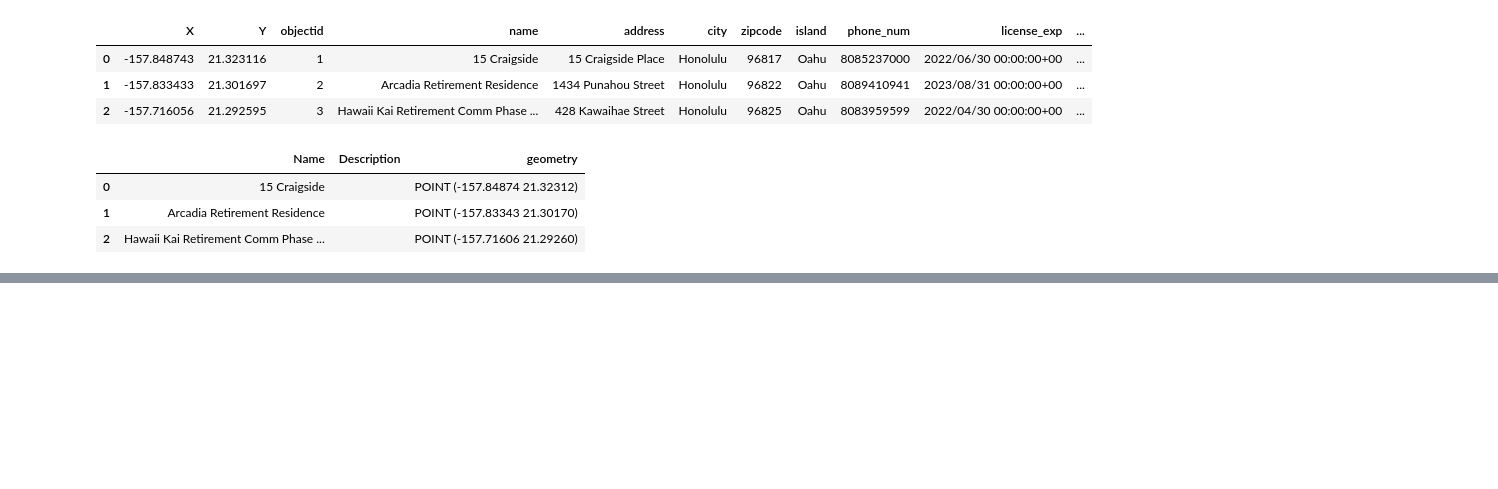
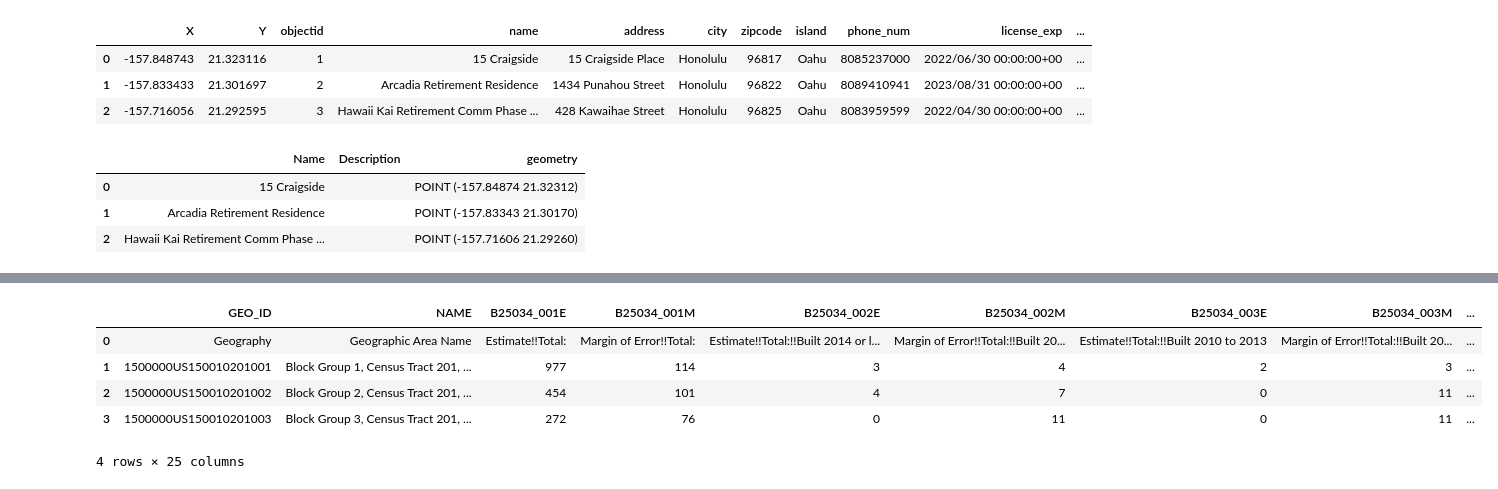
Before and after one commit to H445K/Kanehekili, a Jupyter notebook: Current datasets.ipynb, the cells around one changed output, grey strips where cells are left out. Saved outputs shown, nothing was run; the diff lists cells and outputs as text; code cells hidden in the pictures; blank space fills up the shorter version.

```diff
--- a/Current datasets.ipynb
+++ b/Current datasets.ipynb
@@ -179,0 +225,10 @@ df3_assisted_living_facilities.head(3)
+# %%
+data4 = pd.read_csv('data/age of structure/ACSDT5Y2019.B25034-Data.csv')
+data4.head(4)
+# %% [output]
+|  | GEO_ID | NAME | B25034_001E | B25034_001M | B25034_002E | B25034_002M | B25034_003E | B25034_003M | ... |
+| 0 | Geography | Geographic Area Name | Estimate!!Total: | Margin of Error!!Total: | Estimate!!Total:!!Built 2014 or l... | Margin of Error!!Total:!!Built 20... | Estimate!!Total:!!Built 2010 to 2013 | Margin of Error!!Total:!!Built 20... | ... |
+| 1 | 1500000US150010201001 | Block Group 1, Census Tract 201, ... | 977 | 114 | 3 | 4 | 2 | 3 | ... |
+| 2 | 1500000US150010201002 | Block Group 2, Census Tract 201, ... | 454 | 101 | 4 | 7 | 0 | 11 | ... |
+| 3 | 1500000US150010201003 | Block Group 3, Census Tract 201, ... | 272 | 76 | 0 | 11 | 0 | 11 | ... |
+4 rows × 25 columns
```
Also changed, not shown: parts of 16 cells of this notebook, 41 other files.
